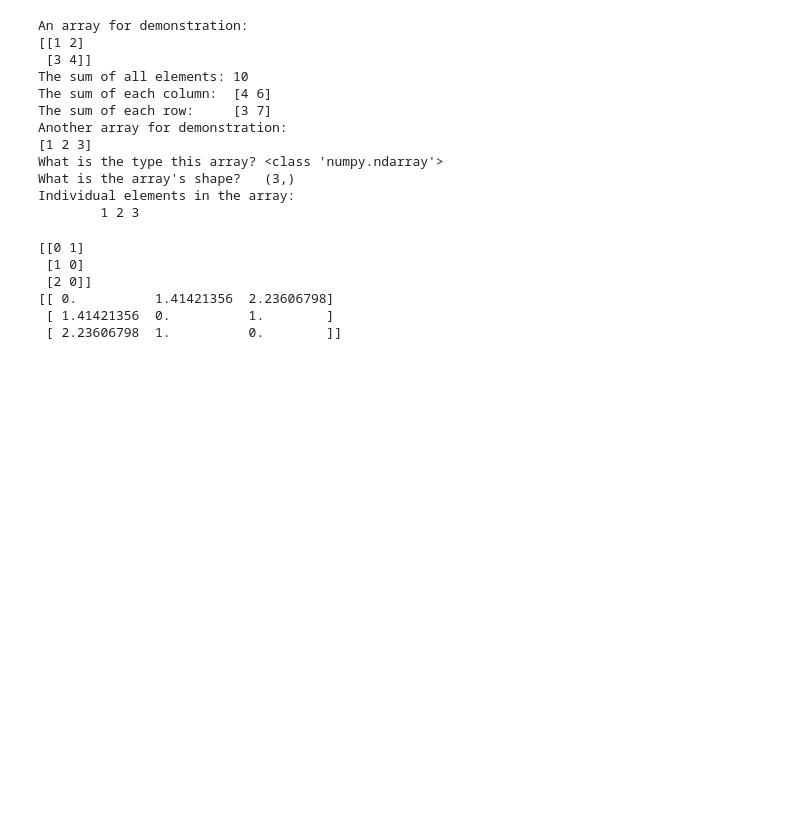
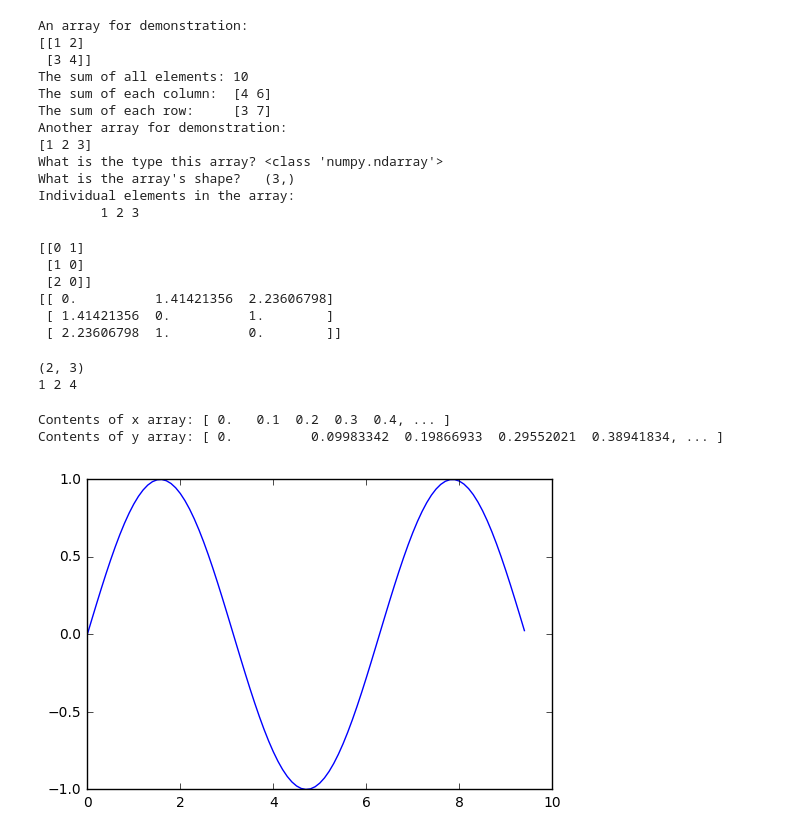
Before and after one commit to hayesall/ExtracirricularClasses, a Jupyter notebook: DataScience/week4/Week4.ipynb, the cells around one changed output. Drawn from its saved outputs; the diff is of its cells as text; code cells hidden in the pictures; blank space fills up the shorter version.

Commit message:
wrapping up matplotlib and numpy before turning the focus toward pandas.

```diff
--- a/DataScience/week4/Week4.ipynb
+++ b/DataScience/week4/Week4.ipynb
@@ -70,3 +71,29 @@ print(d)
 [[ 0.          1.41421356  2.23606798]
  [ 1.41421356  0.          1.        ]
  [ 2.23606798  1.          0.        ]]
+# %%
+# import numpy as np
+b = np.array([[1, 2, 3], [4, 5, 6]])
+# b is a 2x3 matrix:
+print(b.shape)
+# These are printing the coordinates of points:
+print(b[0, 0], b[0, 1], b[1, 0])
+# %% [output]
+(2, 3)
+1 2 4
+# %%
+# numpy with matplotlib
+import matplotlib.pyplot as plt
+x = np.arange(0, 3 * np.pi, 0.1)
+y = np.sin(x)
+
+print("Contents of x array:", str(x[0:5]).replace(']', ', ... ]'))
+print("Contents of y array:", str(y[0:5]).replace(']', ', ... ]'))
+
+# Plot the points using matploblib
+plt.plot(x, y)
+plt.show()
+# %% [output]
+Contents of x array: [ 0.   0.1  0.2  0.3  0.4, ... ]
+Contents of y array: [ 0.          0.09983342  0.19866933  0.29552021  0.38941834, ... ]
+[figure, added]
```
Also changed, not shown: parts of 4 cells of this notebook, 1 other file.
